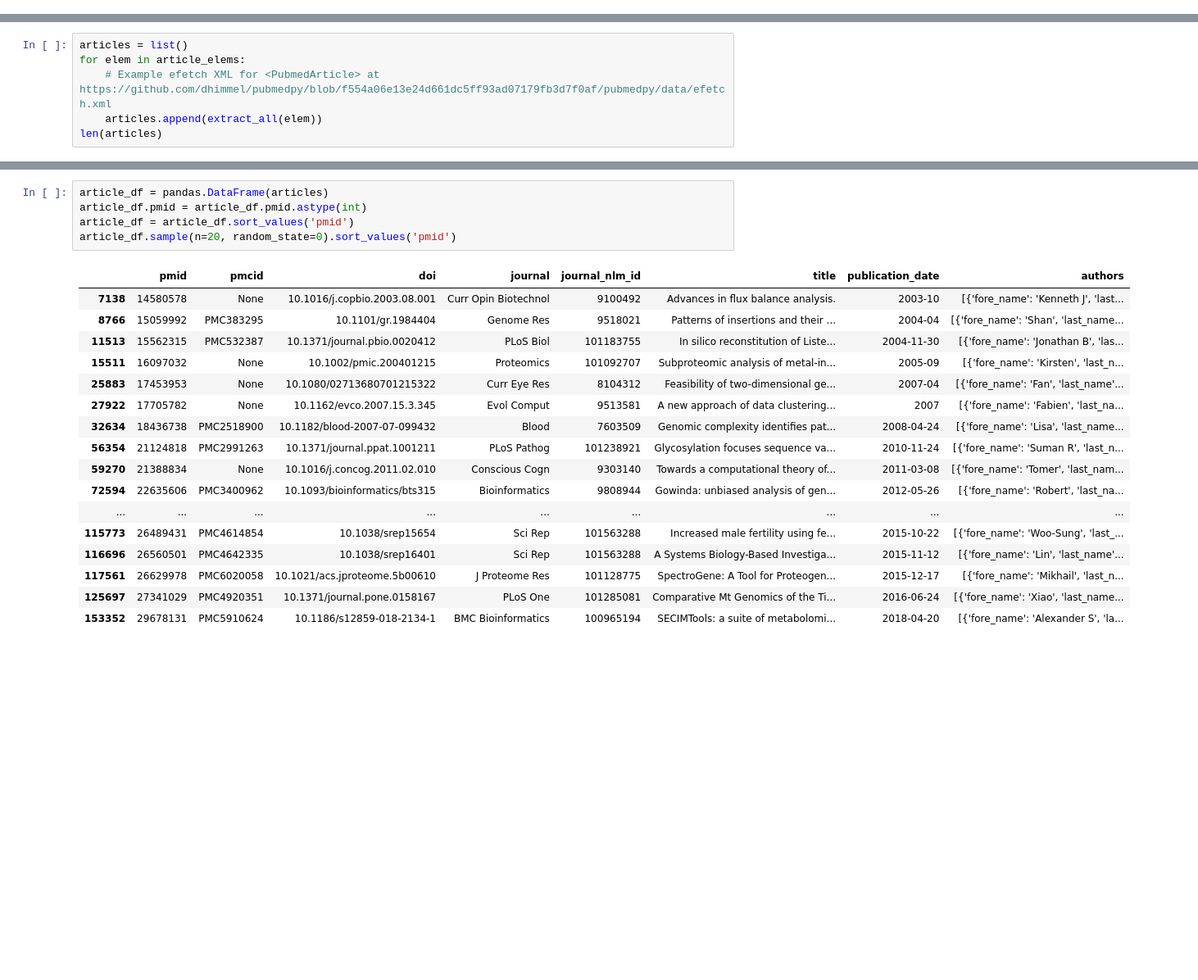
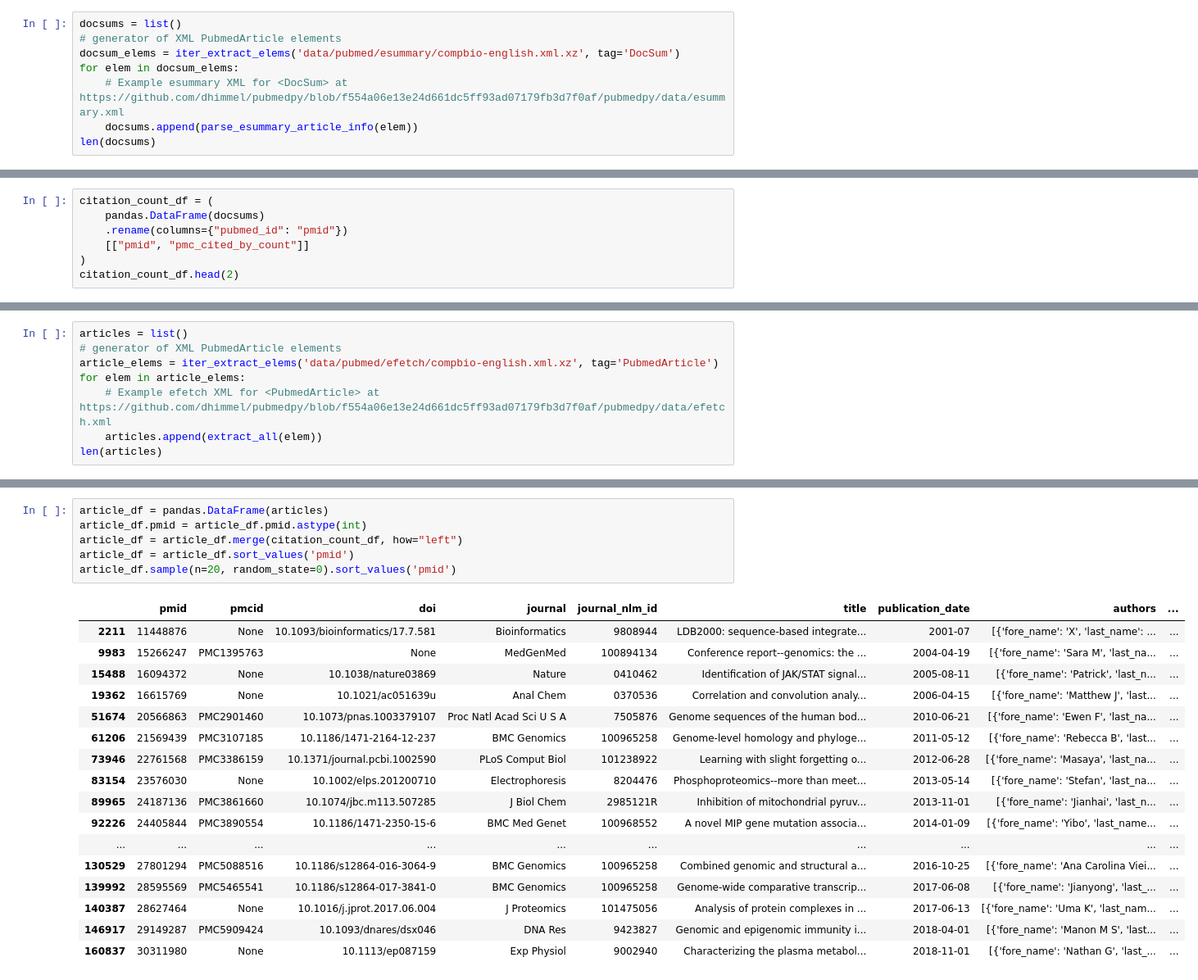
Before and after one commit to greenelab/iscb-diversity, a Jupyter notebook: 02.process-pubmed.ipynb, the cells around one changed output, grey strips where cells are left out. Shown at 82% size. Saved outputs shown, nothing was run; the diff lists cells and outputs as text; blank space fills up the shorter version.

Commit message:
update 02.process-pubmed.ipynb with pmc_cited_by_count
reruns on 2020-10-20 data

```diff
--- a/02.process-pubmed.ipynb
+++ b/02.process-pubmed.ipynb
@@ -16,0 +13,8 @@ article_elems = itertools.chain.from_iterable(
+# %%
+docsums = list()
+# generator of XML PubmedArticle elements
+docsum_elems = iter_extract_elems('data/pubmed/esummary/compbio-english.xml.xz', tag='DocSum')
+for elem in docsum_elems:
+    # Example esummary XML for <DocSum> at https://github.com/dhimmel/pubmedpy/blob/f554a06e13e24d661dc5ff93ad07179fb3d7f0af/pubmedpy/data/esummary.xml
+    docsums.append(parse_esummary_article_info(elem))
+len(docsums)
@@ -16,0 +23,7 @@ article_elems = itertools.chain.from_iterable(
+# %%
+citation_count_df = (
+    pandas.DataFrame(docsums)
+    .rename(columns={"pubmed_id": "pmid"})
+    [["pmid", "pmc_cited_by_count"]]
+)
+citation_count_df.head(2)
@@ -17,5 +36,7 @@ article_elems = itertools.chain.from_iterable(
 # %%
 articles = list()
+# generator of XML PubmedArticle elements
+article_elems = iter_extract_elems('data/pubmed/efetch/compbio-english.xml.xz', tag='PubmedArticle')
 for elem in article_elems:
     # Example efetch XML for <PubmedArticle> at https://github.com/dhimmel/pubmedpy/blob/f554a06e13e24d661dc5ff93ad07179fb3d7f0af/pubmedpy/data/efetch.xml
     articles.append(extract_all(elem))
@@ -25,26 +46,27 @@ len(articles)
 # %%
 article_df = pandas.DataFrame(articles)
 article_df.pmid = article_df.pmid.astype(int)
+article_df = article_df.merge(citation_count_df, how="left")
 article_df = article_df.sort_values('pmid')
 article_df.sample(n=20, random_state=0).sort_values('pmid')
 # %% [output]
-|  | pmid | pmcid | doi | journal | journal_nlm_id | title | publication_date | authors |
-| 7138 | 14580578 | None | 10.1016/j.copbio.2003.08.001 | Curr Opin Biotechnol | 9100492 | Advances in flux balance analysis. | 2003-10 | [{'fore_name': 'Kenneth J', 'last... |
-| 8766 | 15059992 | PMC383295 | 10.1101/gr.1984404 | Genome Res | 9518021 | Patterns of insertions and their ... | 2004-04 | [{'fore_name': 'Shan', 'last_name... |
-| 11513 | 15562315 | PMC532387 | 10.1371/journal.pbio.0020412 | PLoS Biol | 101183755 | In silico reconstitution of Liste... | 2004-11-30 | [{'fore_name': 'Jonathan B', 'las... |
-| 15511 | 16097032 | None | 10.1002/pmic.200401215 | Proteomics | 101092707 | Subproteomic analysis of metal-in... | 2005-09 | [{'fore_name': 'Kirsten', 'last_n... |
-| 25883 | 17453953 | None | 10.1080/02713680701215322 | Curr Eye Res | 8104312 | Feasibility of two-dimensional ge... | 2007-04 | [{'fore_name': 'Fan', 'last_name'... |
-| 27922 | 17705782 | None | 10.1162/evco.2007.15.3.345 | Evol Comput | 9513581 | A new approach of data clustering... | 2007 | [{'fore_name': 'Fabien', 'last_na... |
-| 32634 | 18436738 | PMC2518900 | 10.1182/blood-2007-07-099432 | Blood | 7603509 | Genomic complexity identifies pat... | 2008-04-24 | [{'fore_name': 'Lisa', 'last_name... |
-| 56354 | 21124818 | PMC2991263 | 10.1371/journal.ppat.1001211 | PLoS Pathog | 101238921 | Glycosylation focuses sequence va... | 2010-11-24 | [{'fore_name': 'Suman R', 'last_n... |
-| 59270 | 21388834 | None | 10.1016/j.concog.2011.02.010 | Conscious Cogn | 9303140 | Towards a computational theory of... | 2011-03-08 | [{'fore_name': 'Tomer', 'last_nam... |
-| 72594 | 22635606 | PMC3400962 | 10.1093/bioinformatics/bts315 | Bioinformatics | 9808944 | Gowinda: unbiased analysis of gen... | 2012-05-26 | [{'fore_name': 'Robert', 'last_na... |
-| ... | ... | ... | ... | ... | ... | ... | ... | ... |
-| 115773 | 26489431 | PMC4614854 | 10.1038/srep15654 | Sci Rep | 101563288 | Increased male fertility using fe... | 2015-10-22 | [{'fore_name': 'Woo-Sung', 'last_... |
-| 116696 | 26560501 | PMC4642335 | 10.1038/srep16401 | Sci Rep | 101563288 | A Systems Biology-Based Investiga... | 2015-11-12 | [{'fore_name': 'Lin', 'last_name'... |
-| 117561 | 26629978 | PMC6020058 | 10.1021/acs.jproteome.5b00610 | J Proteome Res | 101128775 | SpectroGene: A Tool for Proteogen... | 2015-12-17 | [{'fore_name': 'Mikhail', 'last_n... |
-| 125697 | 27341029 | PMC4920351 | 10.1371/journal.pone.0158167 | PLoS One | 101285081 | Comparative Mt Genomics of the Ti... | 2016-06-24 | [{'fore_name': 'Xiao', 'last_name... |
-| 153352 | 29678131 | PMC5910624 | 10.1186/s12859-018-2134-1 | BMC Bioinformatics | 100965194 | SECIMTools: a suite of metabolomi... | 2018-04-20 | [{'fore_name': 'Alexander S', 'la... |
+|  | pmid | pmcid | doi | journal | journal_nlm_id | title | publication_date | authors | ... |
+| 2211 | 11448876 | None | 10.1093/bioinformatics/17.7.581 | Bioinformatics | 9808944 | LDB2000: sequence-based integrate... | 2001-07 | [{'fore_name': 'X', 'last_name': ... | ... |
+| 9983 | 15266247 | PMC1395763 | None | MedGenMed | 100894134 | Conference report--genomics: the ... | 2004-04-19 | [{'fore_name': 'Sara M', 'last_na... | ... |
+| 15488 | 16094372 | None | 10.1038/nature03869 | Nature | 0410462 | Identification of JAK/STAT signal... | 2005-08-11 | [{'fore_name': 'Patrick', 'last_n... | ... |
+| 19362 | 16615769 | None | 10.1021/ac051639u | Anal Chem | 0370536 | Correlation and convolution analy... | 2006-04-15 | [{'fore_name': 'Matthew J', 'last... | ... |
+| 51674 | 20566863 | PMC2901460 | 10.1073/pnas.1003379107 | Proc Natl Acad Sci U S A | 7505876 | Genome sequences of the human bod... | 2010-06-21 | [{'fore_name': 'Ewen F', 'last_na... | ... |
+| 61206 | 21569439 | PMC3107185 | 10.1186/1471-2164-12-237 | BMC Genomics | 100965258 | Genome-level homology and phyloge... | 2011-05-12 | [{'fore_name': 'Rebecca B', 'last... | ... |
+| 73946 | 22761568 | PMC3386159 | 10.1371/journal.pcbi.1002590 | PLoS Comput Biol | 101238922 | Learning with slight forgetting o... | 2012-06-28 | [{'fore_name': 'Masaya', 'last_na... | ... |
+| 83154 | 23576030 | None | 10.1002/elps.201200710 | Electrophoresis | 8204476 | Phosphoproteomics--more than meet... | 2013-05-14 | [{'fore_name': 'Stefan', 'last_na... | ... |
+| 89965 | 24187136 | PMC3861660 | 10.1074/jbc.m113.507285 | J Biol Chem | 2985121R | Inhibition of mitochondrial pyruv... | 2013-11-01 | [{'fore_name': 'Jianhai', 'last_n... | ... |
+| 92226 | 24405844 | PMC3890554 | 10.1186/1471-2350-15-6 | BMC Med Genet | 100968552 | A novel MIP gene mutation associa... | 2014-01-09 | [{'fore_name': 'Yibo', 'last_name... | ... |
+| ... | ... | ... | ... | ... | ... | ... | ... | ... | ... |
+| 130529 | 27801294 | PMC5088516 | 10.1186/s12864-016-3064-9 | BMC Genomics | 100965258 | Combined genomic and structural a... | 2016-10-25 | [{'fore_name': 'Ana Carolina Viei... | ... |
+| 139992 | 28595569 | PMC5465541 | 10.1186/s12864-017-3841-0 | BMC Genomics | 100965258 | Genome-wide comparative transcrip... | 2017-06-08 | [{'fore_name': 'Jianyong', 'last_... | ... |
+| 140387 | 28627464 | None | 10.1016/j.jprot.2017.06.004 | J Proteomics | 101475056 | Analysis of protein complexes in ... | 2017-06-13 | [{'fore_name': 'Uma K', 'last_nam... | ... |
+| 146917 | 29149287 | PMC5909424 | 10.1093/dnares/dsx046 | DNA Res | 9423827 | Genomic and epigenomic immunity i... | 2018-04-01 | [{'fore_name': 'Manon M S', 'last... | ... |
+| 160837 | 30311980 | None | 10.1113/ep087159 | Exp Physiol | 9002940 | Characterizing the plasma metabol... | 2018-11-01 | [{'fore_name': 'Nathan G', 'last_... | ... |
 # %%
 author_rows = list()
 affiliation_rows = list()
```
Also changed, not shown: parts of 13 cells of this notebook, 3 other files.
